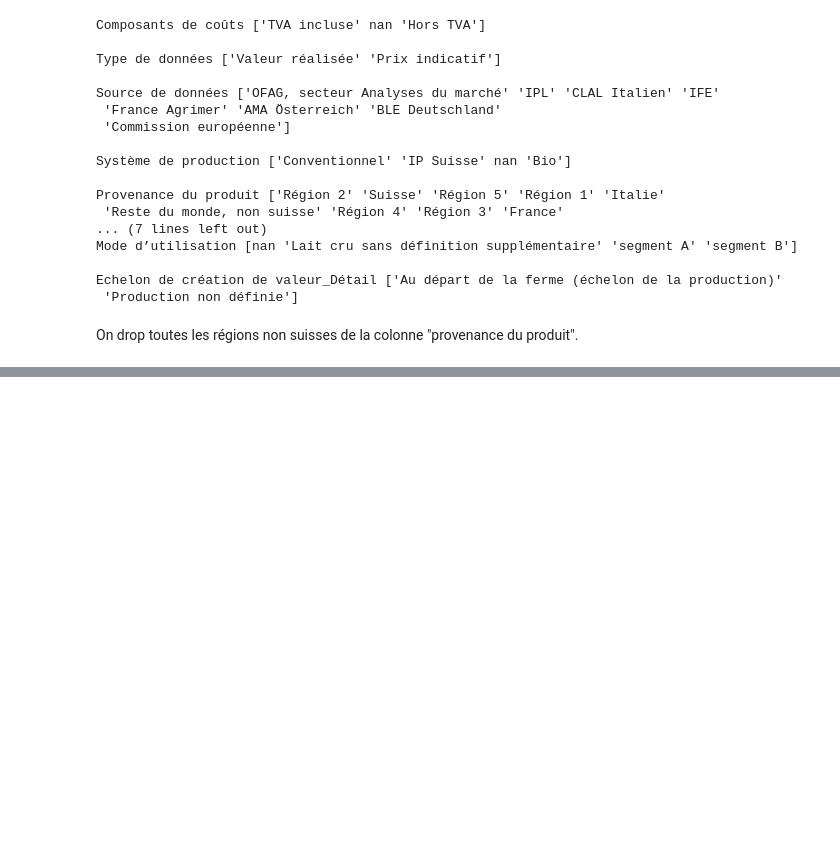
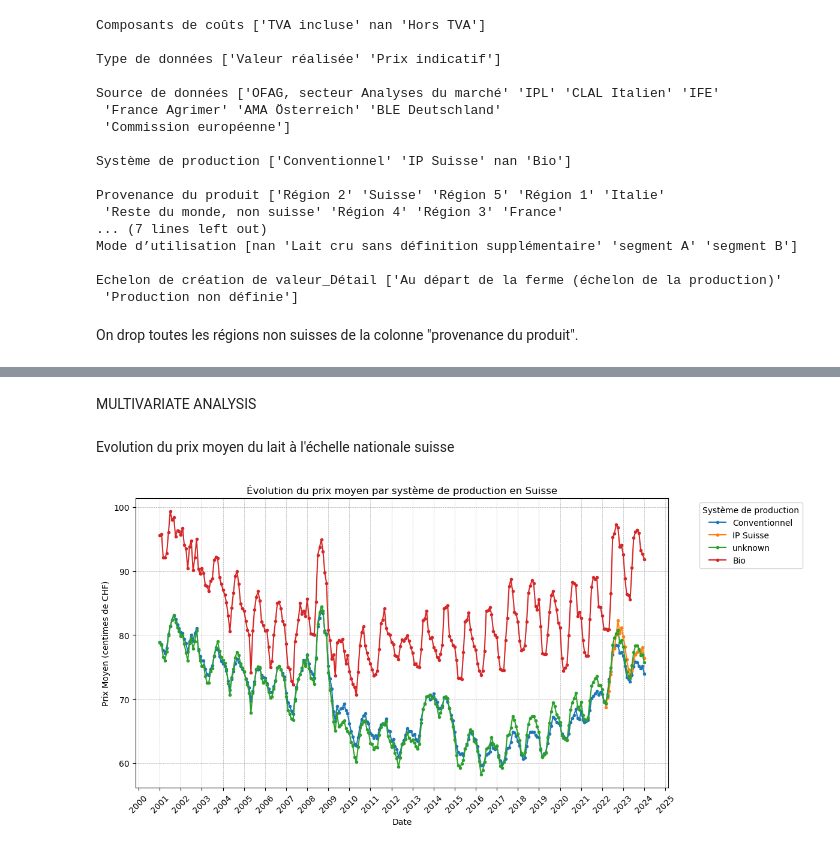
Before and after one commit to Ualh/lait_equitable, a Jupyter notebook: scripts/lait.ipynb, the cells around one changed output, grey strips where cells are left out. Saved outputs shown, nothing was run; the diff lists cells and outputs as text; code cells hidden in the pictures; blank space fills up the shorter version.

```diff
--- a/scripts/lait.ipynb
+++ b/scripts/lait.ipynb
@@ -143,0 +170,39 @@ plt.show()
+# %% [markdown]
+MULTIVARIATE ANALYSIS
+# %% [markdown]
+Evolution du prix moyen du lait à l'échelle nationale suisse
+# %%
+# plot "l'évolution du prix moyen de production en fonction du système de production"
+# Calculer la moyenne des prix pour chaque date et chaque système de production
+swiss_production_data_moyenne = swiss_production_data.groupby(['Date', 'Système de production'])['Prix'].mean().reset_index()
+
+# Sélectionner les systèmes de production uniques
+systemes_production = swiss_production_data['Système de production'].unique()
+
+# Créer un graphique pour chaque système de production
+plt.figure(figsize=(12, 6))  # Ajuste la taille du graphique selon tes besoins
+
+for systeme in systemes_production:
+
+    # Filtrer le DataFrame pour chaque système de production
+    swiss_production_data_filtre = swiss_production_data_moyenne[swiss_production_data_moyenne['Système de production'] == systeme]
+
+    # Tracer la courbe pour le système de production filtré
+    plt.plot(swiss_production_data_filtre['Date'], swiss_production_data_filtre['Prix'],marker='.', linestyle='-', label=systeme)
+
+# Ajout des légendes, titres et étiquettes
+plt.title('Évolution du prix moyen par système de production en Suisse')
+plt.xlabel('Date')
+plt.ylabel('Prix Moyen (centimes de CHF)')
+plt.legend(title='Système de production', bbox_to_anchor=(1.05, 1), loc='upper left')  # Ajoute une légende pour distinguer les systèmes et déplace la à l'extérieur
+plt.grid(True, which='both', linestyle='--', linewidth=0.5)
+# Utilisation des locators et formatters pour l'axe des x
+plt.gca().xaxis.set_major_locator(mdates.YearLocator())  # Un tick par année
+plt.gca().xaxis.set_major_formatter(mdates.DateFormatter('%Y'))  # Afficher seulement l'année
+
+plt.xticks(rotation=45)  # Rotation des étiquettes pour les rendre lisibles
+
+plt.tight_layout()  # Ajuste la disposition
+plt.show()  # Affiche le graphique
+# %% [output]
+[figure, added]
```
Also changed, not shown: parts of 10 cells of this notebook.
